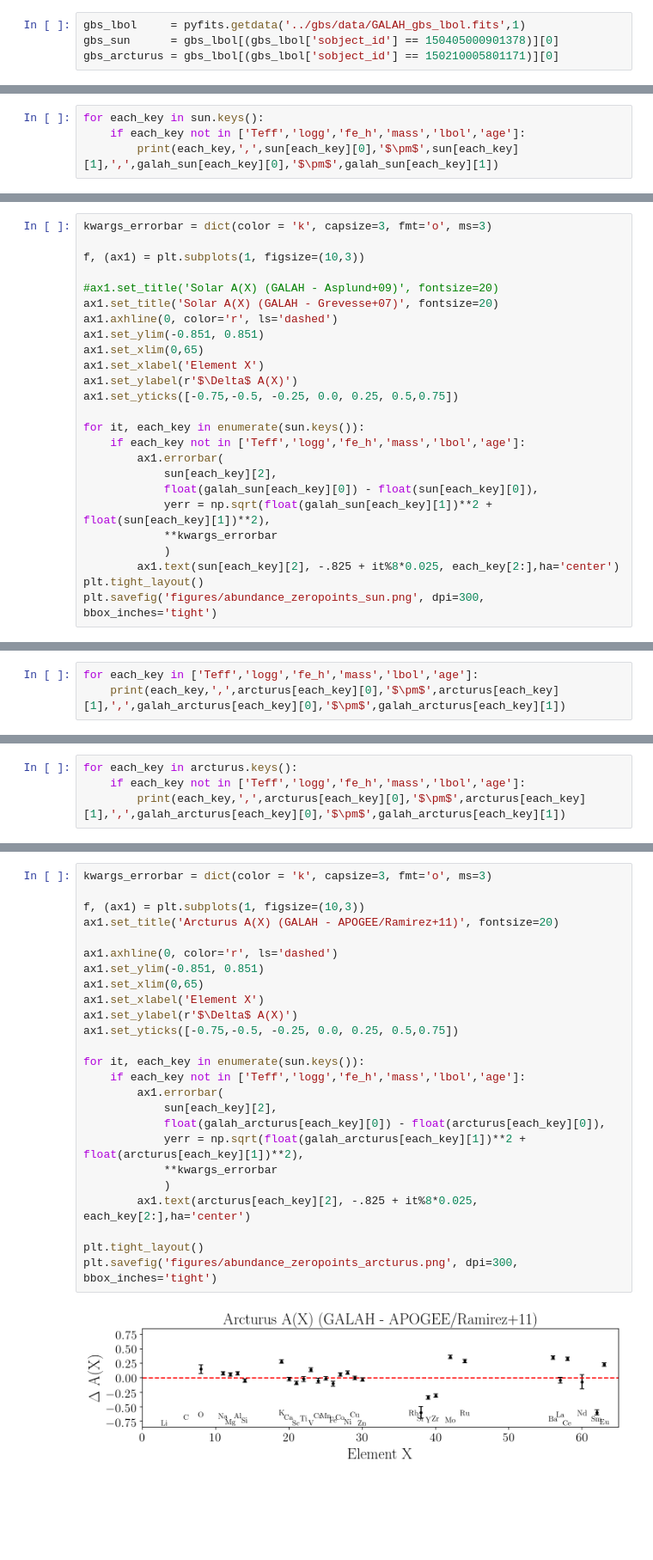
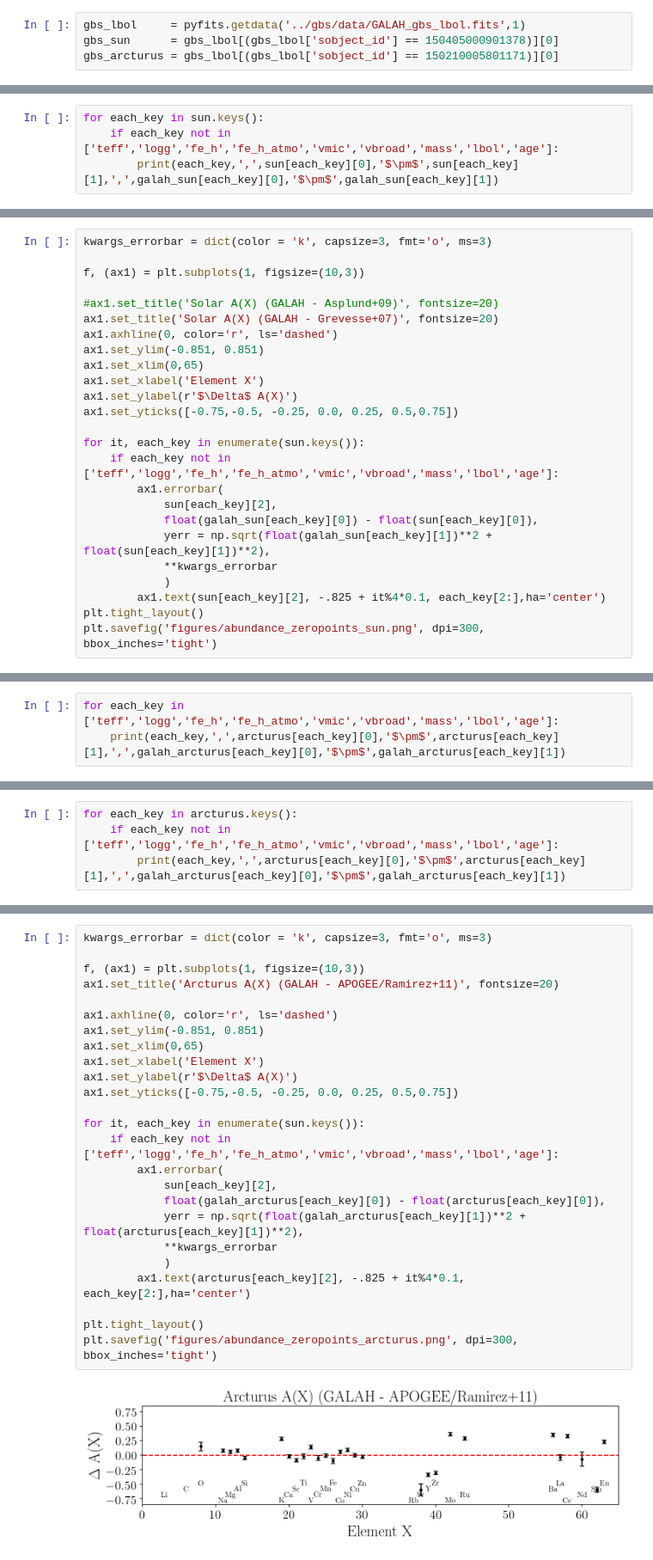
Before and after one commit to svenbuder/GALAH_DR3, a Jupyter notebook: abundance_zeropoints/abundance_zeropoints.ipynb, the cells around one changed output, grey strips where cells are left out. Shown at 86% size. Drawn from its saved outputs; the diff is of its cells as text; blank space fills up the shorter version.

```diff
--- a/abundance_zeropoints/abundance_zeropoints.ipynb
+++ b/abundance_zeropoints/abundance_zeropoints.ipynb
@@ -352,5 +381,5 @@ age , 4.57 $\pm$ 0.11 , 5.83 $\pm$ nan
 # %%
 for each_key in sun.keys():
-    if each_key not in ['Teff','logg','fe_h','mass','lbol','age']:
+    if each_key not in ['teff','logg','fe_h','fe_h_atmo','vmic','vbroad','mass','lbol','age']:
         print(each_key,',',sun[each_key][0],'$\pm$',sun[each_key][1],',',galah_sun[each_key][0],'$\pm$',galah_sun[each_key][1])
 # %% [output]
@@ -386,14 +415,14 @@ ax1.set_ylabel(r'$\Delta$ A(X)')
 ax1.set_yticks([-0.75,-0.5, -0.25, 0.0, 0.25, 0.5,0.75])
 
 for it, each_key in enumerate(sun.keys()):
-    if each_key not in ['Teff','logg','fe_h','mass','lbol','age']:
+    if each_key not in ['teff','logg','fe_h','fe_h_atmo','vmic','vbroad','mass','lbol','age']:
         ax1.errorbar(
             sun[each_key][2],
             float(galah_sun[each_key][0]) - float(sun[each_key][0]),
             yerr = np.sqrt(float(galah_sun[each_key][1])**2 + float(sun[each_key][1])**2),
             **kwargs_errorbar
             )
-        ax1.text(sun[each_key][2], -.825 + it%8*0.025, each_key[2:],ha='center')
+        ax1.text(sun[each_key][2], -.825 + it%4*0.1, each_key[2:],ha='center')
 plt.tight_layout()
 plt.savefig('figures/abundance_zeropoints_sun.png', dpi=300, bbox_inches='tight')
 # %% [output]
@@ -401,4 +430,4 @@ plt.savefig('figures/abundance_zeropoints_sun.png', dpi=300, bbox_inches='tight'
 # %%
-for each_key in ['Teff','logg','fe_h','mass','lbol','age']:
+for each_key in ['teff','logg','fe_h','fe_h_atmo','vmic','vbroad','mass','lbol','age']:
     print(each_key,',',arcturus[each_key][0],'$\pm$',arcturus[each_key][1],',',galah_arcturus[each_key][0],'$\pm$',galah_arcturus[each_key][1])
 # %% [output]
@@ -410,6 +442,6 @@ lbol , 197.2 $\pm$ 2.2 , 179.87 $\pm$ nan
 age , 7.1 $\pm$ 1.5 , 9.42 $\pm$ nan
 # %%
 for each_key in arcturus.keys():
-    if each_key not in ['Teff','logg','fe_h','mass','lbol','age']:
+    if each_key not in ['teff','logg','fe_h','fe_h_atmo','vmic','vbroad','mass','lbol','age']:
         print(each_key,',',arcturus[each_key][0],'$\pm$',arcturus[each_key][1],',',galah_arcturus[each_key][0],'$\pm$',galah_arcturus[each_key][1])
 # %% [output]
@@ -433,30 +465,30 @@ A_Sm , 0.48 $\pm$ 0.03 , -0.12 $\pm$ 0.03
 # %%
 kwargs_errorbar = dict(color = 'k', capsize=3, fmt='o', ms=3)
 
 f, (ax1) = plt.subplots(1, figsize=(10,3))
 ax1.set_title('Arcturus A(X) (GALAH - APOGEE/Ramirez+11)', fontsize=20)
 
 ax1.axhline(0, color='r', ls='dashed')
 ax1.set_ylim(-0.851, 0.851)
 ax1.set_xlim(0,65)
 ax1.set_xlabel('Element X')
 ax1.set_ylabel(r'$\Delta$ A(X)')
 ax1.set_yticks([-0.75,-0.5, -0.25, 0.0, 0.25, 0.5,0.75])
 
 for it, each_key in enumerate(sun.keys()):
-    if each_key not in ['Teff','logg','fe_h','mass','lbol','age']:
+    if each_key not in ['teff','logg','fe_h','fe_h_atmo','vmic','vbroad','mass','lbol','age']:
         ax1.errorbar(
             sun[each_key][2],
             float(galah_arcturus[each_key][0]) - float(arcturus[each_key][0]),
             yerr = np.sqrt(float(galah_arcturus[each_key][1])**2 + float(arcturus[each_key][1])**2),
             **kwargs_errorbar
             )
-        ax1.text(arcturus[each_key][2], -.825 + it%8*0.025, each_key[2:],ha='center')
+        ax1.text(arcturus[each_key][2], -.825 + it%4*0.1, each_key[2:],ha='center')
 
 plt.tight_layout()
 plt.savefig('figures/abundance_zeropoints_arcturus.png', dpi=300, bbox_inches='tight')
 # %% [output]
-[figure, old version]
+[figure, new version]
 # %%
 print('Element','Sun','Arcturus')
 for it, each_key in enumerate(sun.keys()):
```
Also changed, not shown: parts of 14 cells of this notebook, 3 other files.
